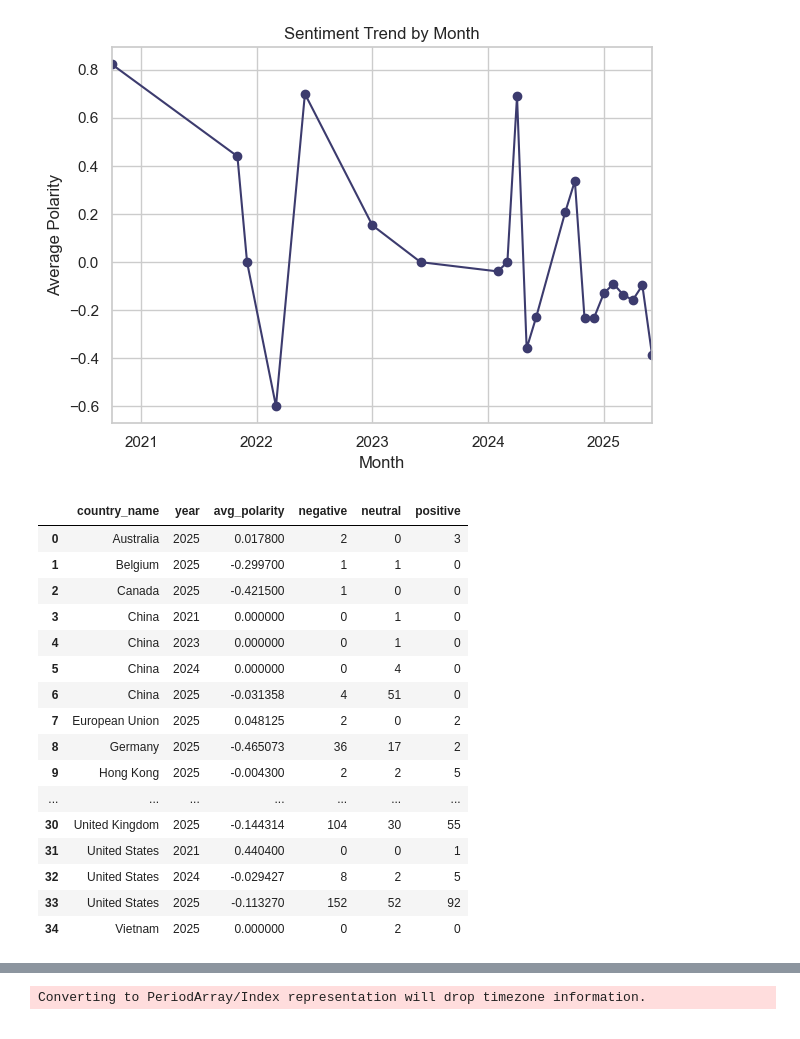
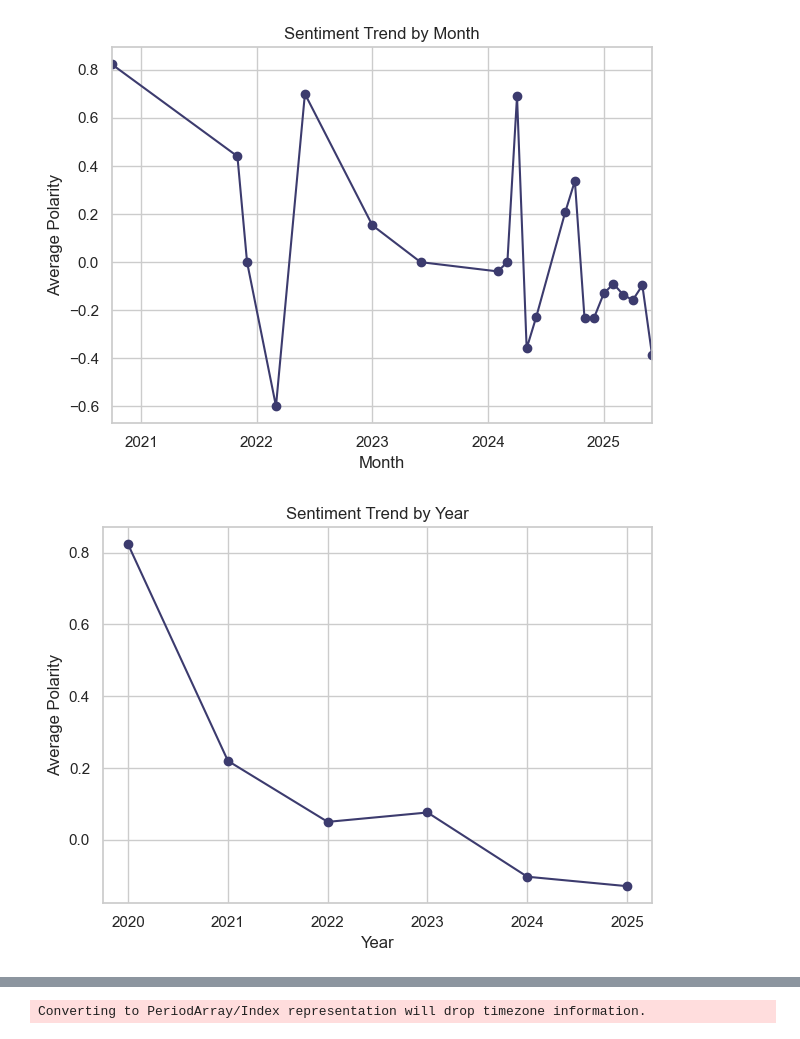
Before and after one commit to yuurisha/TradeWars, a Jupyter notebook: Yourisha_SentimentAnalysis.ipynb, the cells around one changed output, grey strips where cells are left out. Drawn from its saved outputs; the diff is of its cells as text; code cells hidden in the pictures.

```diff
--- a/Yourisha_SentimentAnalysis.ipynb
+++ b/Yourisha_SentimentAnalysis.ipynb
@@ -199,11 +187,10 @@ fig.show()
 # %%
 
-
-# Ensure published_date is datetime
 df['published_date'] = pd.to_datetime(df['published_date'], errors='coerce')
 
-# Group by month and calculate mean polarity
+# Group by month n year
 monthly_trend = df.groupby(df['published_date'].dt.to_period('M'))['polarity'].mean()
+yearly_trend = df.groupby(df['published_date'].dt.year)['polarity'].mean()
 
 ax = plt.gca()
 monthly_trend.plot(ax=ax, marker='o', color='#3C3B6E')
@@ -217,24 +204,3 @@ plt.show()
 # %% [output]
 Converting to PeriodArray/Index representation will drop timezone information.
 [figure]
-# %%
-#sentimend trend by country and year
-df_country_year = pd.read_csv("sentiment_by_country_year.csv")df_country_year
-# %% [output]
-|  | country_name | year | avg_polarity | negative | neutral | positive |
-| 0 | Australia | 2025 | 0.017800 | 2 | 0 | 3 |
-| 1 | Belgium | 2025 | -0.299700 | 1 | 1 | 0 |
-| 2 | Canada | 2025 | -0.421500 | 1 | 0 | 0 |
-| 3 | China | 2021 | 0.000000 | 0 | 1 | 0 |
-| 4 | China | 2023 | 0.000000 | 0 | 1 | 0 |
-| 5 | China | 2024 | 0.000000 | 0 | 4 | 0 |
-| 6 | China | 2025 | -0.031358 | 4 | 51 | 0 |
-| 7 | European Union | 2025 | 0.048125 | 2 | 0 | 2 |
-| 8 | Germany | 2025 | -0.465073 | 36 | 17 | 2 |
-| 9 | Hong Kong | 2025 | -0.004300 | 2 | 2 | 5 |
-| ... | ... | ... | ... | ... | ... | ... |
-| 30 | United Kingdom | 2025 | -0.144314 | 104 | 30 | 55 |
-| 31 | United States | 2021 | 0.440400 | 0 | 0 | 1 |
-| 32 | United States | 2024 | -0.029427 | 8 | 2 | 5 |
-| 33 | United States | 2025 | -0.113270 | 152 | 52 | 92 |
-| 34 | Vietnam | 2025 | 0.000000 | 0 | 2 | 0 |
@@ -279 +207,13 @@ fig.show()
+# %%
+fig, ax_year = plt.subplots()
+yearly_trend.plot(ax=ax_year, marker='o', color='#3C3B6E')
+ax_year.set_title('Sentiment Trend by Year')
+ax_year.set_xlabel('Year')
+ax_year.set_ylabel('Average Polarity')
+ax_year.grid(True)
+
+plt.tight_layout()
+plt.show()
+# %% [output]
+[figure, added]
 # %%
```
Also changed, not shown: parts of 21 cells of this notebook.
